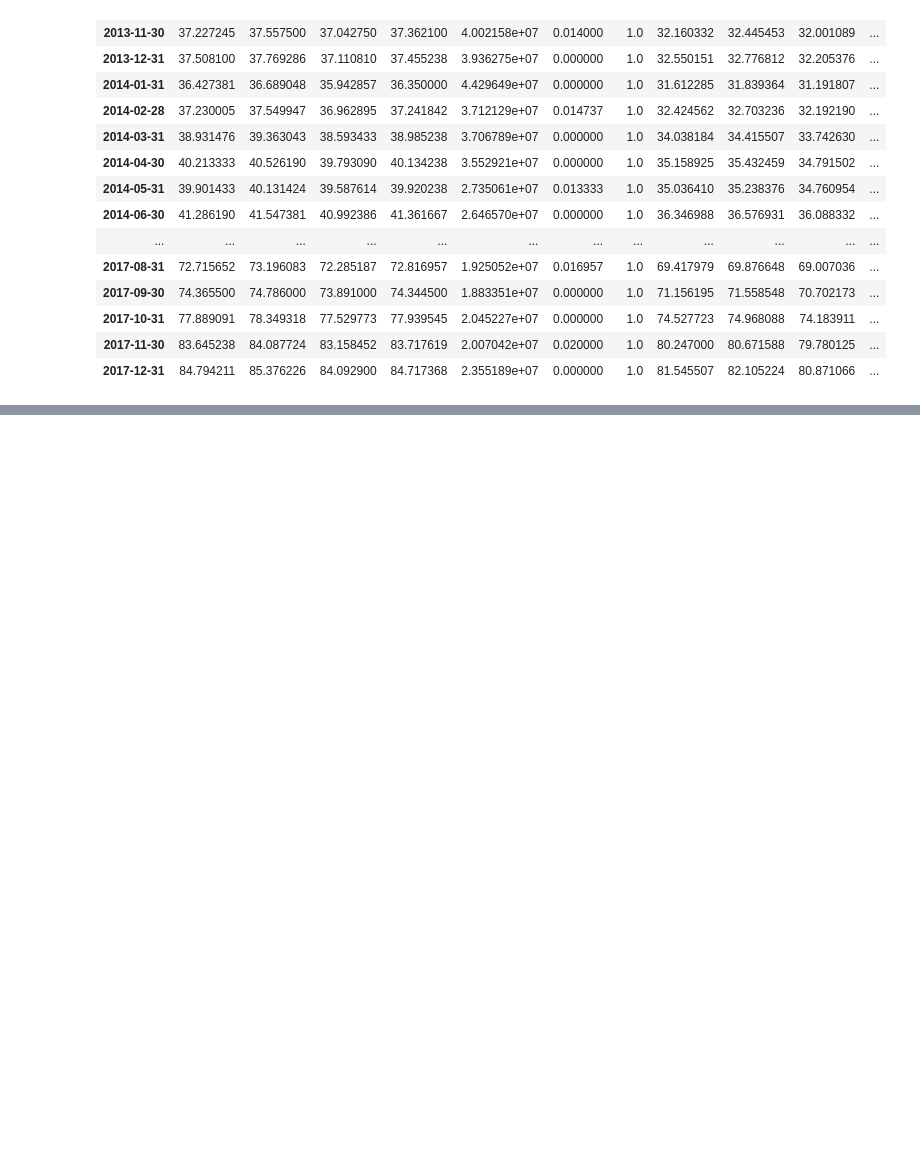
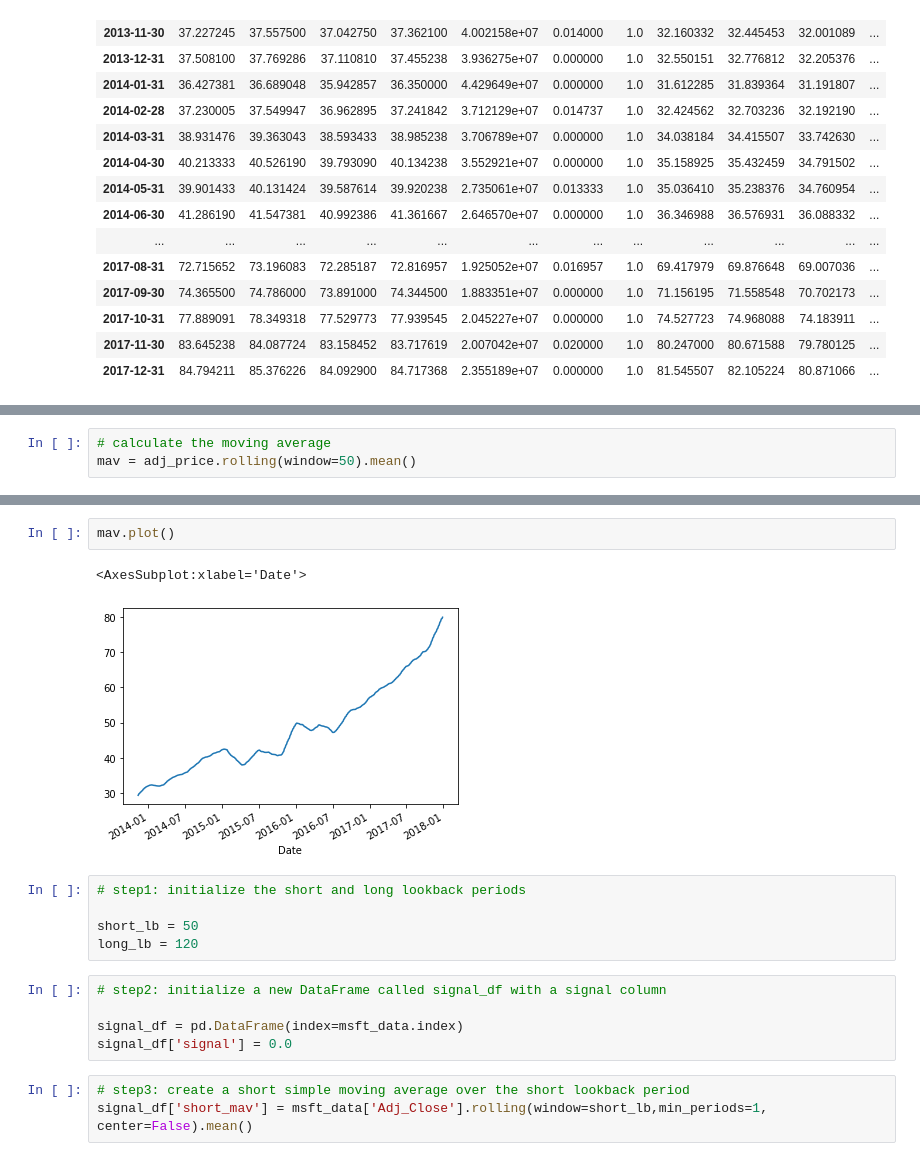
Before and after one commit to lukadlm97/algorithmic-trading-with-python, a Jupyter notebook: Discovering trading strategies.ipynb, the cells around one changed output, grey strips where cells are left out. Saved outputs shown, nothing was run; the diff lists cells and outputs as text; blank space fills up the shorter version.

Commit message:
discovered moving avarage and simulate trading

```diff
--- a/Discovering trading strategies.ipynb
+++ b/Discovering trading strategies.ipynb
@@ -61,0 +140,3 @@ msft_data.resample('M').mean()
+# %%
+# calculate the moving average
+mav = adj_price.rolling(window=50).mean()
@@ -61,0 +168,18 @@ msft_data.resample('M').mean()
+# %%
+mav.plot()
+# %% [output]
+<AxesSubplot:xlabel='Date'>
+[figure, added]
+# %%
+# step1: initialize the short and long lookback periods
+
+short_lb = 50
+long_lb = 120
+# %%
+# step2: initialize a new DataFrame called signal_df with a signal column
+
+signal_df = pd.DataFrame(index=msft_data.index)
+signal_df['signal'] = 0.0
+# %%
+# step3: create a short simple moving average over the short lookback period
+signal_df['short_mav'] = msft_data['Adj_Close'].rolling(window=short_lb,min_periods=1, center=False).mean()
```
Also changed, not shown: parts of 21 cells of this notebook.
